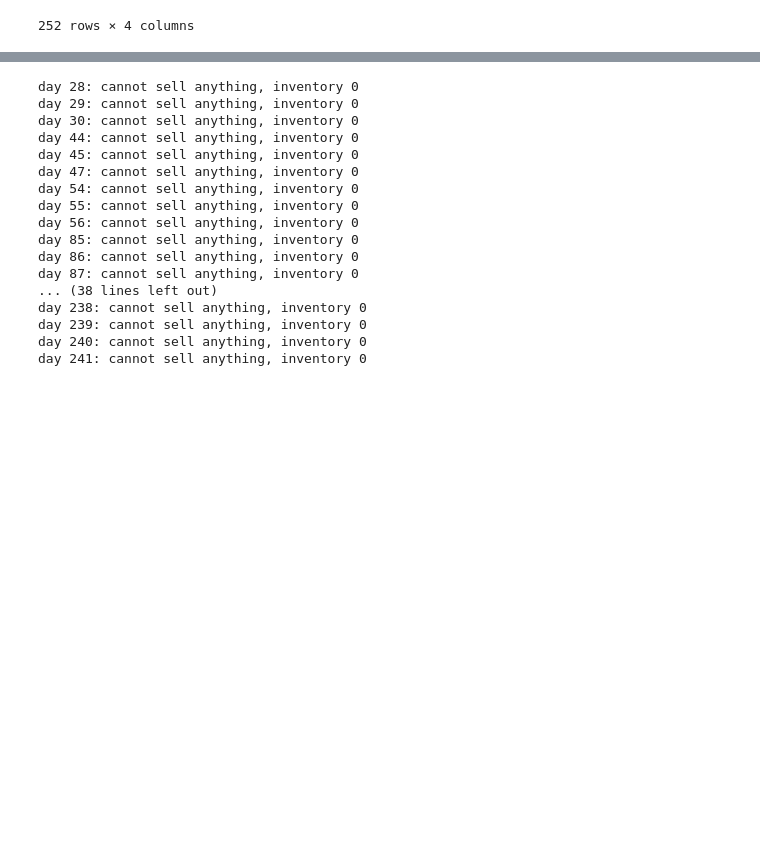
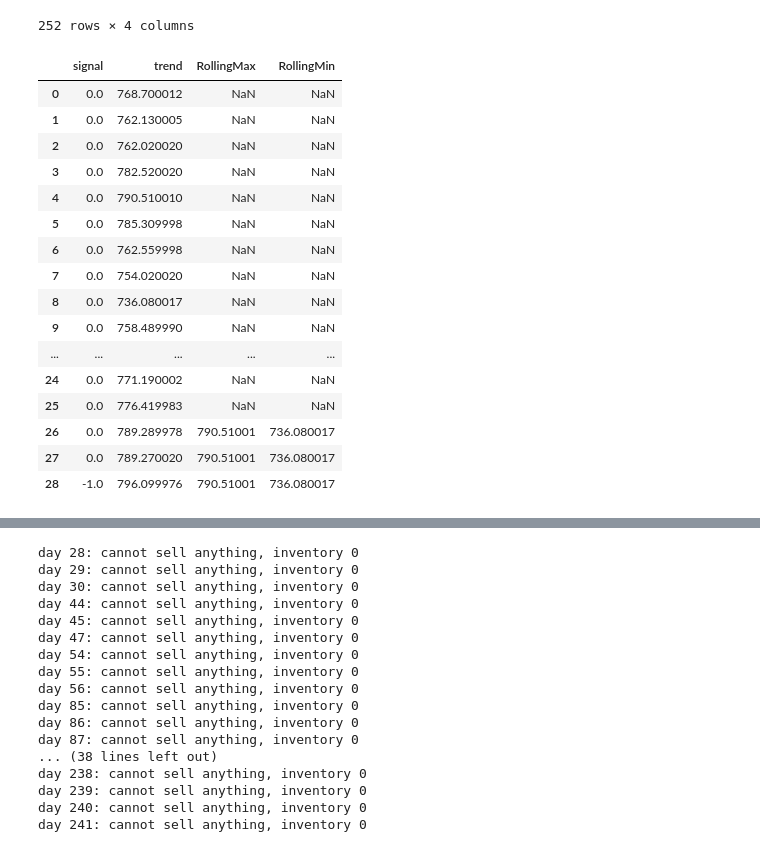
Before and after one commit to qslia/Stock-Prediction-Models, a Jupyter notebook: agent/1.turtle-agent.ipynb, the cells around one changed output, grey strips where cells are left out. Saved outputs shown, nothing was run; the diff lists cells and outputs as text; code cells hidden in the pictures; blank space fills up the shorter version.

```diff
--- a/agent/1.turtle-agent.ipynb
+++ b/agent/1.turtle-agent.ipynb
@@ -160,3 +184,23 @@ signals
 | 250 | 0.0 | 1016.640015 | 1019.270020 | 920.969971 |
 | 251 | -1.0 | 1025.500000 | 1019.270020 | 924.859985 |
 252 rows × 4 columns
+# %%
+signals.head(29)
+# %% [output]
+|  | signal | trend | RollingMax | RollingMin |
+| 0 | 0.0 | 768.700012 | NaN | NaN |
+| 1 | 0.0 | 762.130005 | NaN | NaN |
+| 2 | 0.0 | 762.020020 | NaN | NaN |
+| 3 | 0.0 | 782.520020 | NaN | NaN |
+| 4 | 0.0 | 790.510010 | NaN | NaN |
+| 5 | 0.0 | 785.309998 | NaN | NaN |
+| 6 | 0.0 | 762.559998 | NaN | NaN |
+| 7 | 0.0 | 754.020020 | NaN | NaN |
+| 8 | 0.0 | 736.080017 | NaN | NaN |
+| 9 | 0.0 | 758.489990 | NaN | NaN |
+| ... | ... | ... | ... | ... |
+| 24 | 0.0 | 771.190002 | NaN | NaN |
+| 25 | 0.0 | 776.419983 | NaN | NaN |
+| 26 | 0.0 | 789.289978 | 790.51001 | 736.080017 |
+| 27 | 0.0 | 789.270020 | 790.51001 | 736.080017 |
+| 28 | -1.0 | 796.099976 | 790.51001 | 736.080017 |
```
Also changed, not shown: parts of 6 cells of this notebook.
